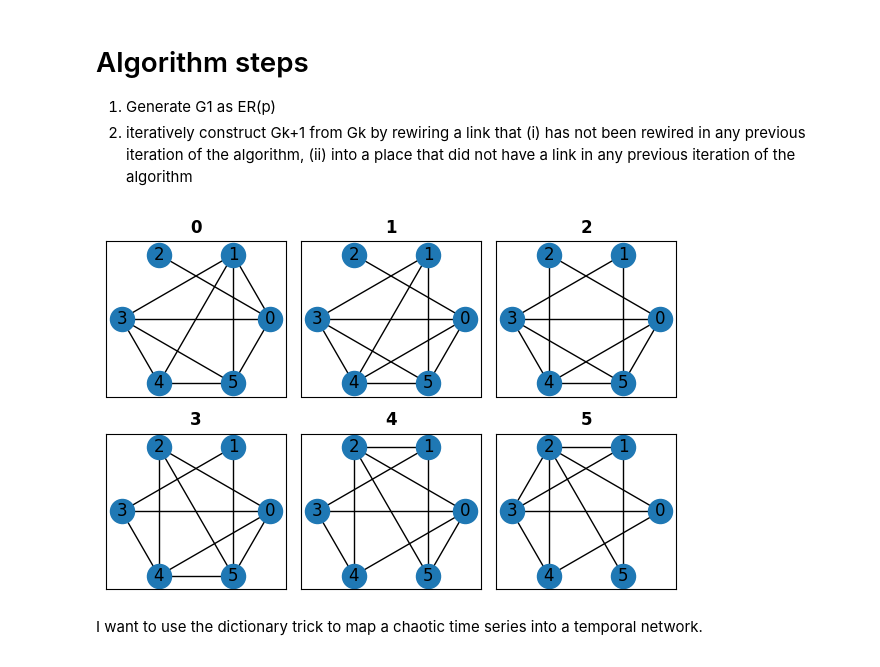
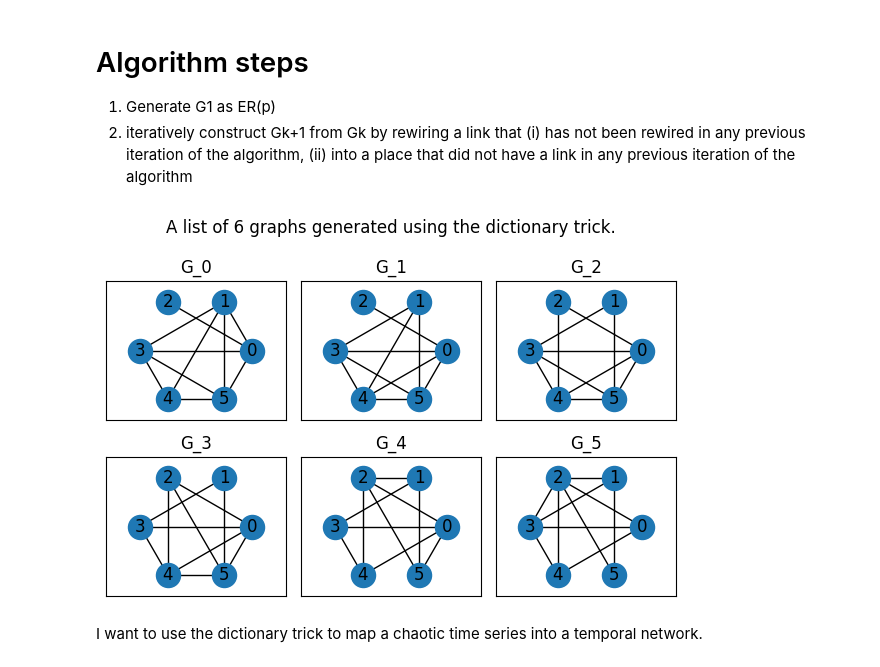
Before and after one commit to smidmatej/dictionary-trick, a Jupyter notebook: dictionary_trick.ipynb, the cells around one changed output. Saved outputs shown, nothing was run; the diff lists cells and outputs as text; code cells hidden in the pictures.

```diff
--- a/dictionary_trick.ipynb
+++ b/dictionary_trick.ipynb
@@ -16,28 +16,30 @@ import dictionary_generation
 # %%
 m = 6  # number of nodes the graphs have
 p = 0.5 # probability of the links between them
 seed = 201610  # seed random number generators for reproducibility
 L = 6 # Length of dictionary
 
 D, D_metric  = dictionary_generation.generate_dictionary(m, p, L, seed)
 
 fig, axs = plt.subplots(ncols=3, nrows=2, figsize=(6,4), dpi=100)
 axs = np.ravel(axs)
 
 for iG, G in zip(range(len(D)), D):
     pos = nx.circular_layout(G)
     nx.draw_networkx(G, pos=pos, ax=axs[iG])
 
-    axs[iG].set_title(f"{iG}", fontweight="bold")
+    axs[iG].set_title(f"G_{iG}")
     axs[iG].set_xticks([])
     axs[iG].set_yticks([])
     axs[iG].axis('equal')
 
 
+fig.suptitle(f"A list of {len(D)} graphs generated using the dictionary trick.")
 fig.tight_layout()
+plt.savefig("outputs/generated_list")
 plt.show()
 # %% [output]
-[figure, old version]
+[figure, new version]
 # %% [markdown]
 I want to use the dictionary trick to map a chaotic time series into a temporal network.
 # %% [markdown]
```
Also changed, not shown: 7 other files.
